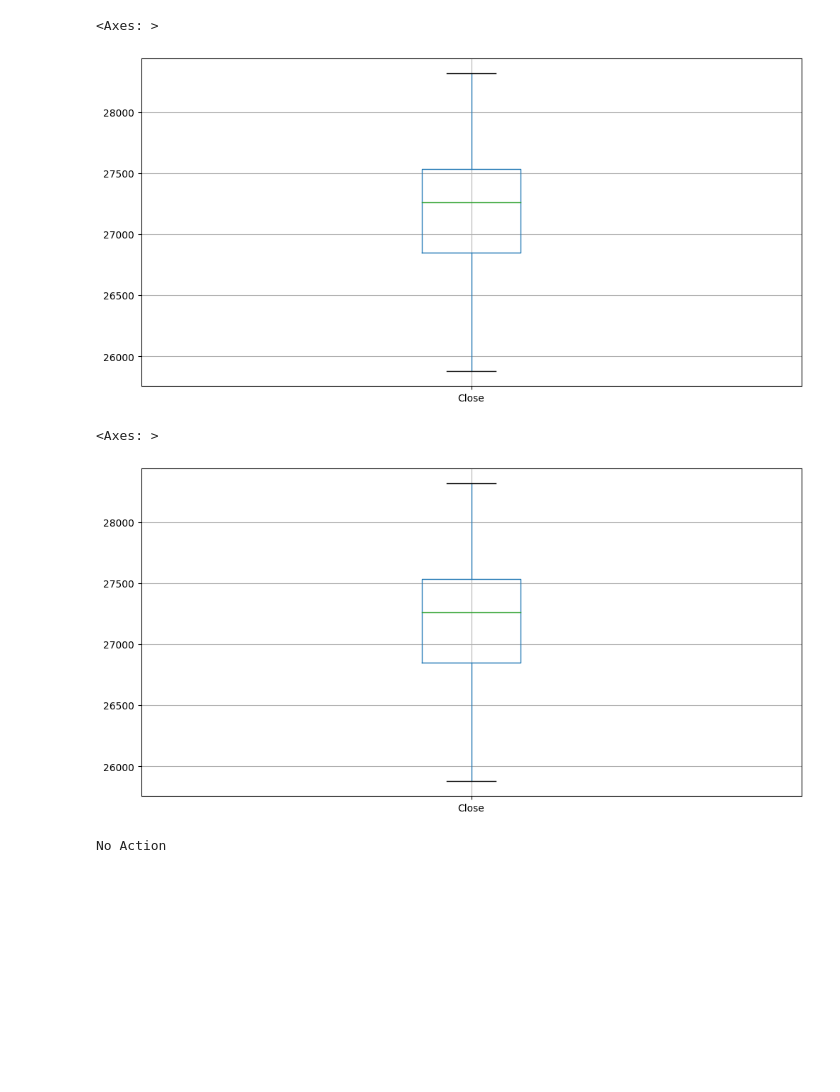
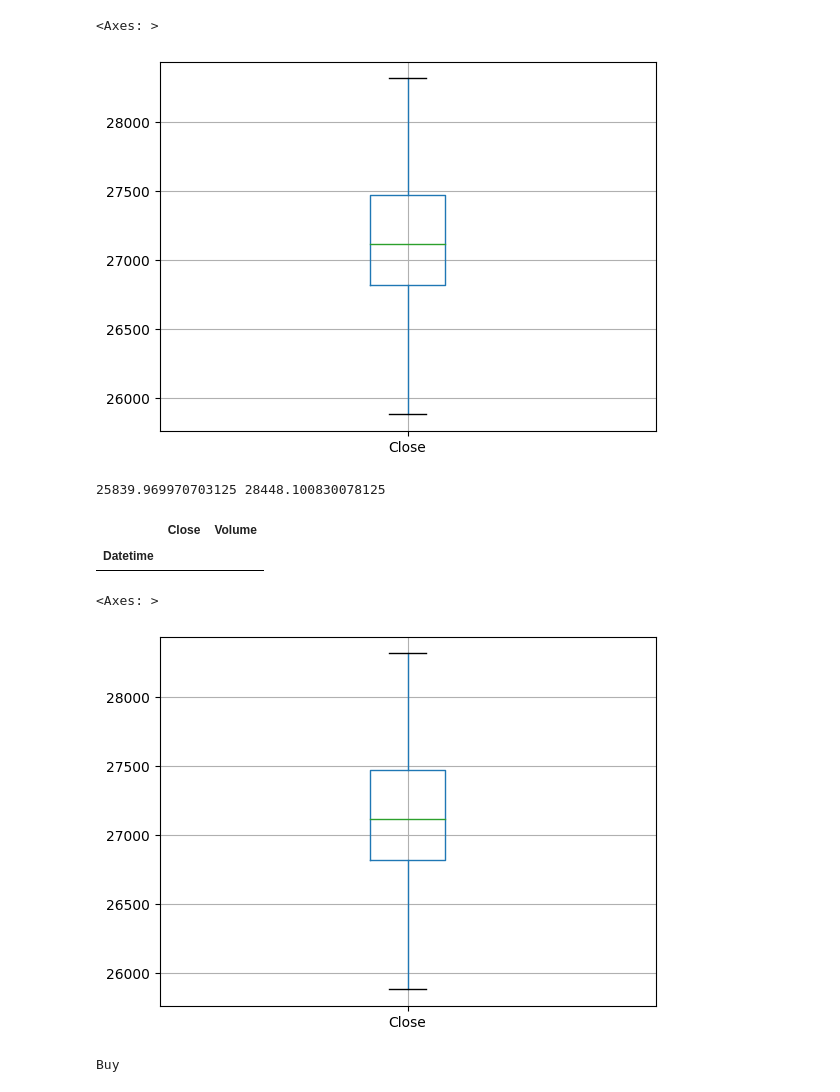
Before and after one commit to oscarcortez/colaboratory-projects, a Jupyter notebook: robot_trading.ipynb, the cells around one changed output. Saved outputs shown, nothing was run; the diff lists cells and outputs as text; code cells hidden in the pictures; blank space fills up the shorter version.

```diff
--- a/robot_trading.ipynb
+++ b/robot_trading.ipynb
@@ -67,13 +67,13 @@ class stock_exchange:
     Q1 = df_bitcoin_close.quantile(.25)
     Q3 = df_bitcoin_close.quantile(.75)
     IIQ = Q3 - Q1
-    lower_limit = Q1 - 1.5 * IIQ
-    upper_limit = Q3 - 1.5 * IIQ
-    self.bitcoin = self.df_bitcoin.query('Close >= @lower_limit and Close <= @upper_limit')
+    self.lower_limit = Q1 - 1.5 * IIQ
+    self.upper_limit = Q3 + 1.5 * IIQ
+    self.df_bitcoin_cleaned = self.df_bitcoin.query(f'Close >= {self.lower_limit} and Close <= {self.upper_limit}')
 
   def take_decision(self):
 
-    self.mean_company, self.max_company, self.min_company, self.count_company = self.df_bitcoin.describe()[['Close']].T[['mean','max','min','count']].values.flatten().tolist()
+    self.mean_company, self.max_company, self.min_company, self.count_company = self.df_bitcoin_cleaned.describe()[['Close']].T[['mean','max','min','count']].values.flatten().tolist()
     self.decision = 'No Action'
     if self.current_price >= self.mean_company and self.current_trend == 'Low':
       self.decision = 'Sell'
@@ -85,9 +85,9 @@ class stock_exchange:
 
     today = datetime.now()
     plt.plot()
-    plt.plot(self.df_bitcoin.index, self.df_bitcoin['Close'])
-    self.df_bitcoin=self.df_bitcoin.assign(Mean=self.mean_company)
-    plt.plot(self.df_bitcoin.index, self.df_bitcoin['Mean'])
+    plt.plot(self.df_bitcoin_cleaned.index, self.df_bitcoin_cleaned['Close'])
+    self.df_bitcoin_cleaned=self.df_bitcoin_cleaned.assign(Mean=self.mean_company)
+    plt.plot(self.df_bitcoin_cleaned.index, self.df_bitcoin_cleaned['Mean'])
     plt.title('Bitcoin Price ($)')
     plt.xlabel('Dates')
     plt.ylabel('Amount ($)')
@@ -138,18 +138,26 @@ se.extract_trend()
 se.df_bitcoin.boxplot(['Close'])
 # %% [output]
 <Axes: >
-[figure, old version]
+[figure, new version]
 # %%
 se.clean_data()
+# %%
+print(se.lower_limit, se.upper_limit)
+nuevo = se.df_bitcoin.query(f'Close < {se.lower_limit} or Close > {se.upper_limit}')
+nuevo
+# %% [output]
+25839.969970703125 28448.100830078125
+|  | Close | Volume |
+| Datetime |  |  |
 # %%
-se.df_bitcoin.boxplot(['Close'])
+se.df_bitcoin_cleaned.boxplot(['Close'])
 # %% [output]
 <Axes: >
-[figure, old version]
+[figure, new version]
 # %%
 se.take_decision()
 # %% [output]
-No Action
+Buy
 # %%
 se.visualization()
 # %% [output]
```
Also changed, not shown: parts of 3 cells of this notebook.
